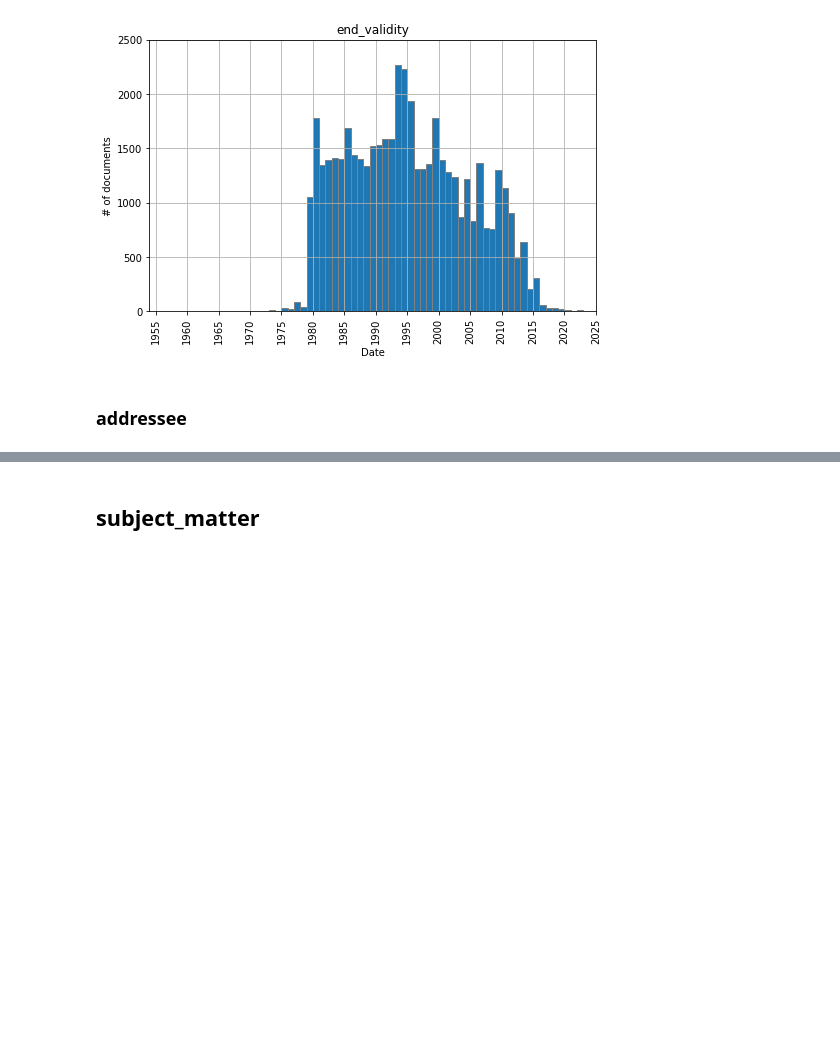
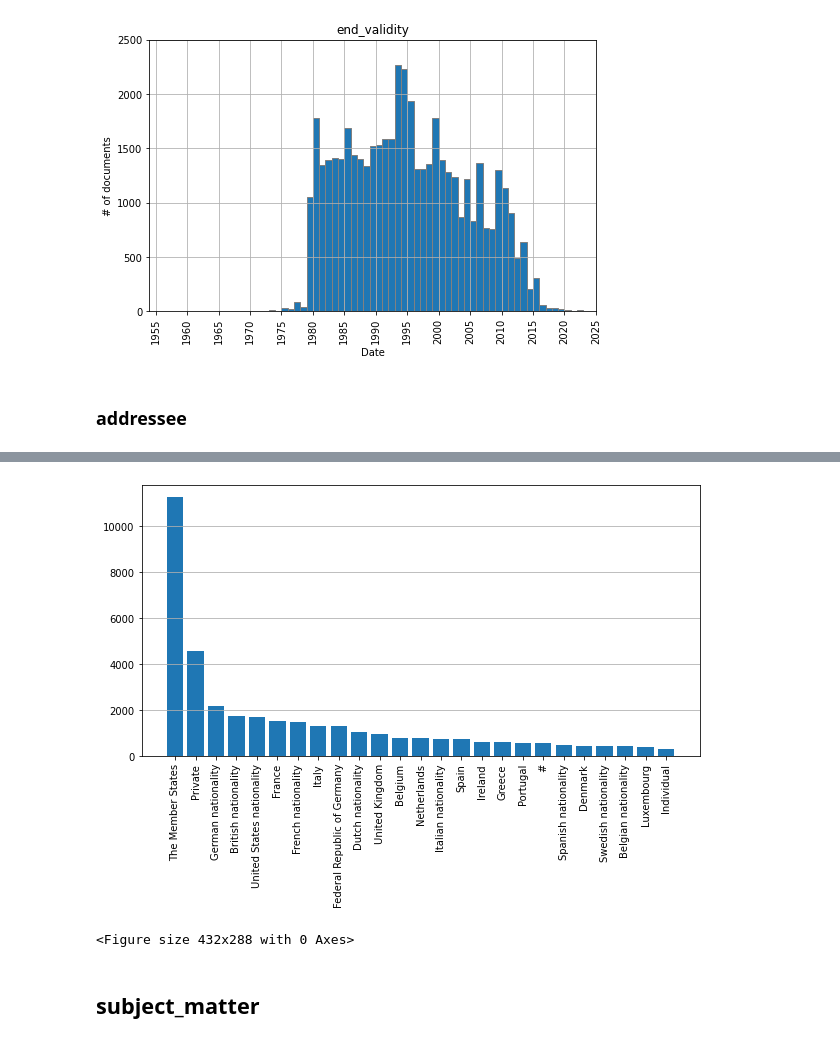
Before and after one commit to dmfrodrigues/feup-pri-proj, a Jupyter notebook: exploration/Data Exploration.ipynb, the cells around one changed output, grey strips where cells are left out. Cells and saved outputs as stored; diff of their text form; code cells hidden in the pictures; blank space fills up the shorter version.

```diff
--- a/exploration/Data Exploration.ipynb
+++ b/exploration/Data Exploration.ipynb
@@ -299,0 +307,7 @@ plt.xticks(range(0, 101, 10));
+# %%
+# Get unique keywords and respective frequency
+unique_addressees, addressees_count = np.unique(addressees,return_counts=True)
+addressees_count_sort_ind = np.argsort(-addressees_count)
+
+print("Unique addressees: {}".format(len(unique_addressees)))
+print("(Excluding NaN) Most frequently used addressee: {} | {} times".format(unique_addressees[addressees_count_sort_ind][1], addressees_count[addressees_count_sort_ind][1]))
@@ -299,0 +317,5 @@ plt.xticks(range(0, 101, 10));
+# %%
+lower_bound_ = 1
+upper_bound_ = 26
+sub_unique_addressees = unique_addressees[addressees_count_sort_ind][lower_bound_:upper_bound_]
+sub_addressees_count = addressees_count[addressees_count_sort_ind][lower_bound_:upper_bound_]
@@ -300,3 +343,14 @@ plt.xticks(range(0, 101, 10));
+# %%
+ticks_ = range(len(sub_addressees_count))
+f, ax = plt.subplots(figsize=(10,5))
+plt.bar(ticks_, sub_addressees_count, align='center')
+plt.xticks(ticks_, sub_unique_addressees, rotation='vertical')
+plt.grid(axis='y')
+plt.show()
+plt.savefig('top25-addressees.svg')
+# %% [output]
+[figure, added]
+<Figure size 432x288 with 0 Axes>
 # %% [markdown]
 ## subject_matter
 # %%
```
Also changed, not shown: parts of 31 cells of this notebook.
